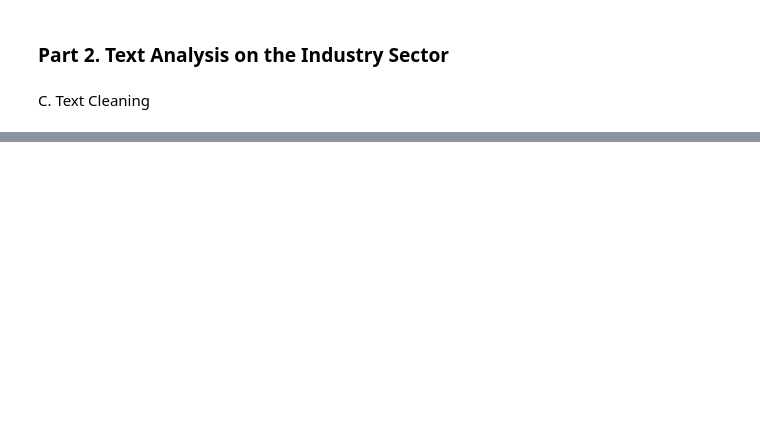
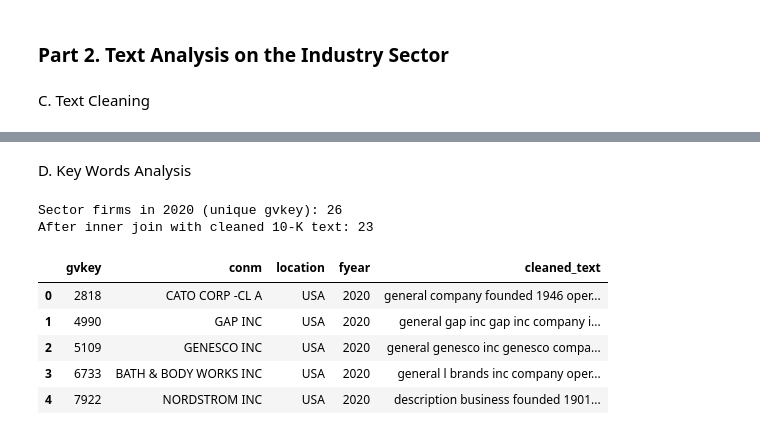
Before and after one commit to Yiling-Ji/BAIT508-Group12-Group-Project, a Jupyter notebook: Group Project.ipynb, the cells around one changed output, grey strips where cells are left out. Drawn from its saved outputs; the diff is of its cells as text; code cells hidden in the pictures; blank space fills up the shorter version.

```diff
--- a/Group Project.ipynb
+++ b/Group Project.ipynb
@@ -260,0 +259,35 @@ Cleaned dataset has been saved to '2020_10K_item1_cleaned.csv'
+# %% [markdown]
+D. Key Words Analysis
+# %%
+# 1. Create a new dataframe with only firms in the selected industry
+import pandas as pd
+
+# --- sanity checks: make sure required columns exist ---
+assert {"gvkey","fyear"}.issubset(filtered.columns), "filtered must have 'gvkey' and 'fyear'"
+assert "conm" in filtered.columns, "filtered should include firm name 'conm'"
+assert {"gvkey","cleaned_text"}.issubset(df.columns), "df must have 'gvkey' and 'cleaned_text' from Part C"
+
+# 1) sector subset in 2020 (one row per firm)
+sector_2020 = (
+    filtered.loc[filtered["fyear"] == 2020, ["gvkey","conm","location","fyear"]]
+    .drop_duplicates(subset=["gvkey"])
+)
+
+# 2) inner join with cleaned text (from df)
+dfD = (
+    sector_2020
+    .merge(df[["gvkey","cleaned_text"]], on="gvkey", how="inner")
+)
+
+print("Sector firms in 2020 (unique gvkey):", len(sector_2020))
+print("After inner join with cleaned 10-K text:", len(dfD))
+dfD.head()
+# %% [output]
+Sector firms in 2020 (unique gvkey): 26
+After inner join with cleaned 10-K text: 23
+|  | gvkey | conm | location | fyear | cleaned_text |
+| 0 | 2818 | CATO CORP -CL A | USA | 2020 | general company founded 1946 oper... |
+| 1 | 4990 | GAP INC | USA | 2020 | general gap inc gap inc company i... |
+| 2 | 5109 | GENESCO INC | USA | 2020 | general genesco inc genesco compa... |
+| 3 | 6733 | BATH & BODY WORKS INC | USA | 2020 | general l brands inc company oper... |
+| 4 | 7922 | NORDSTROM INC | USA | 2020 | description business founded 1901... |
```
Also changed, not shown: parts of 6 cells of this notebook.
